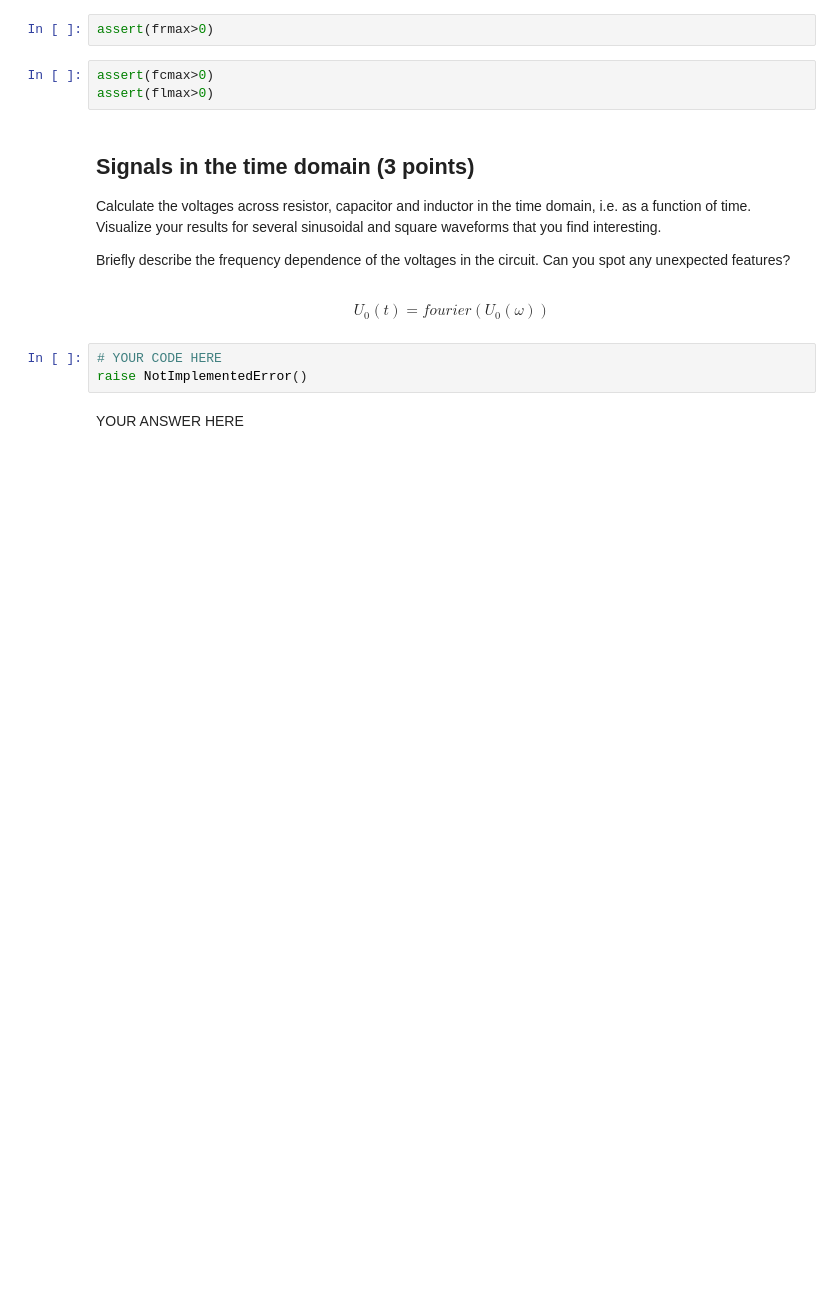
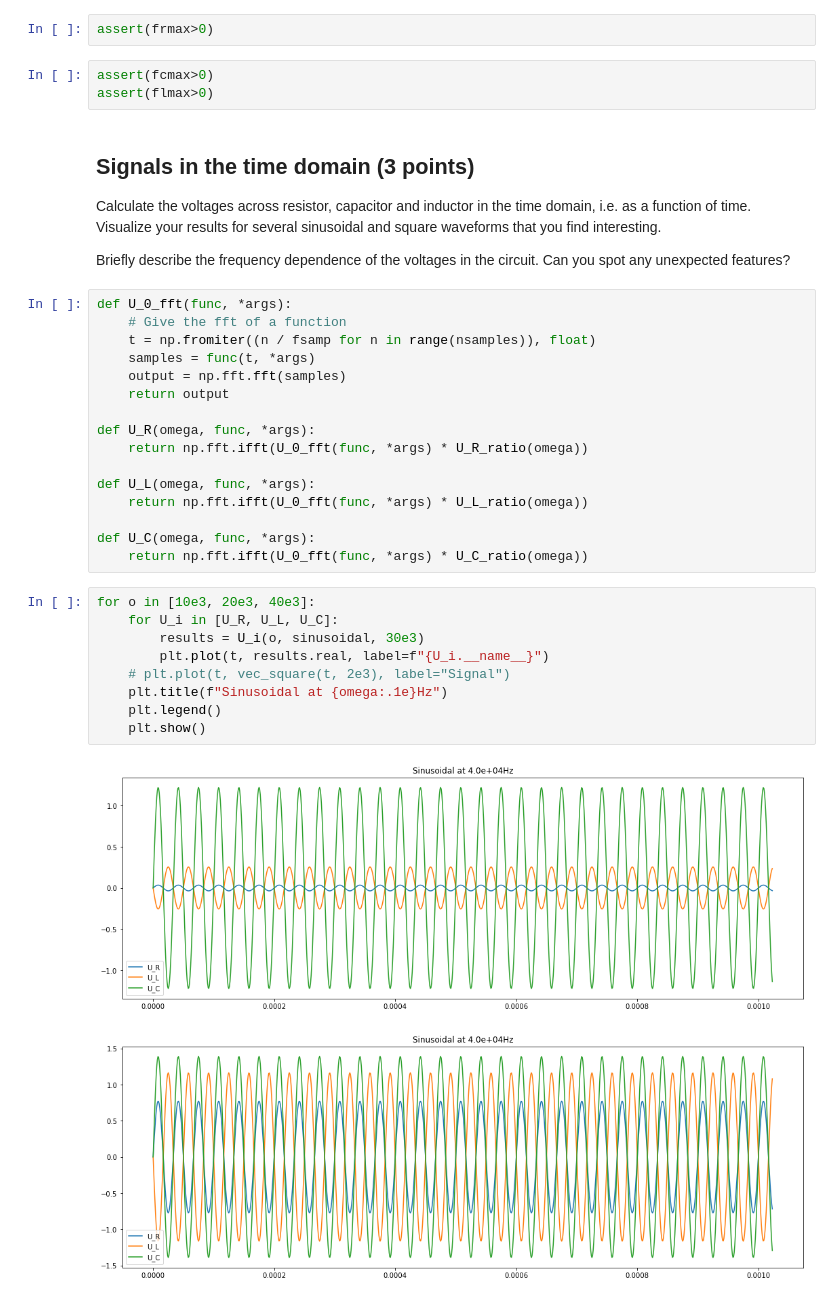
Before and after one commit to codecalec/ComputationalPhysics, a Jupyter notebook: assignments/tut2/tut2-q1-lrc.ipynb, the cells around one changed output. Cells and saved outputs as stored; diff of their text form; blank space fills up the shorter version.

```diff
--- a/assignments/tut2/tut2-q1-lrc.ipynb
+++ b/assignments/tut2/tut2-q1-lrc.ipynb
@@ -164,10 +175,31 @@ assert(flmax>0)
 Calculate the voltages across resistor, capacitor and inductor in the time domain, i.e. as a function of time. Visualize your results for several sinusoidal and square waveforms that you find interesting.
 
 Briefly describe the frequency dependence of the voltages in the circuit. Can you spot any unexpected features?
-# %% [markdown]
-$$ U_0(t) = fourier(U_0(\omega))$$
-# %%
-# YOUR CODE HERE
-raise NotImplementedError()
-# %% [markdown]
-YOUR ANSWER HERE
+# %%
+def U_0_fft(func, *args):
+    # Give the fft of a function
+    t = np.fromiter((n / fsamp for n in range(nsamples)), float)
+    samples = func(t, *args)
+    output = np.fft.fft(samples)
+    return output
+
+def U_R(omega, func, *args):
+    return np.fft.ifft(U_0_fft(func, *args) * U_R_ratio(omega))
+
+def U_L(omega, func, *args):
+    return np.fft.ifft(U_0_fft(func, *args) * U_L_ratio(omega))
+
+def U_C(omega, func, *args):
+    return np.fft.ifft(U_0_fft(func, *args) * U_C_ratio(omega))
+# %%
+for o in [10e3, 20e3, 40e3]:
+    for U_i in [U_R, U_L, U_C]:
+        results = U_i(o, sinusoidal, 30e3)
+        plt.plot(t, results.real, label=f"{U_i.__name__}")
+    # plt.plot(t, vec_square(t, 2e3), label="Signal")
+    plt.title(f"Sinusoidal at {omega:.1e}Hz")
+    plt.legend()
+    plt.show()
+# %% [output]
+[figure, added]
+[figure, added]
```
Also changed, not shown: parts of 11 cells of this notebook.
